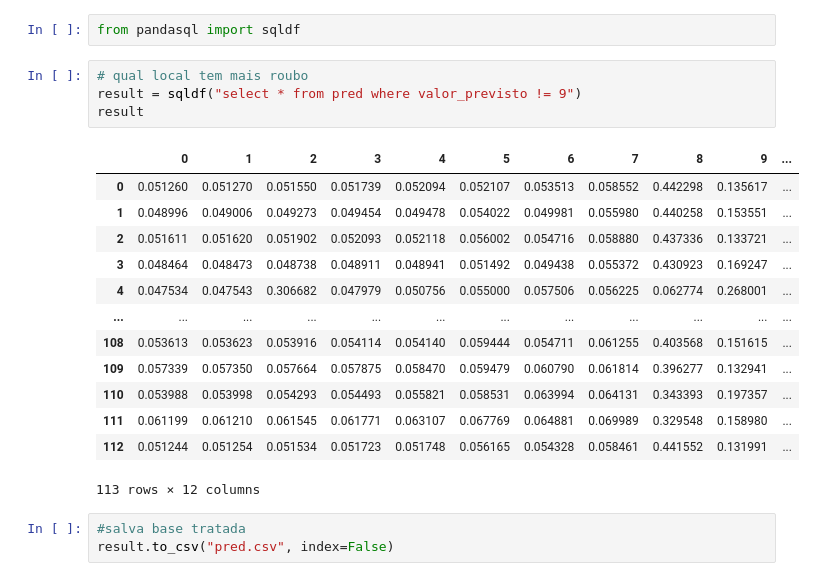
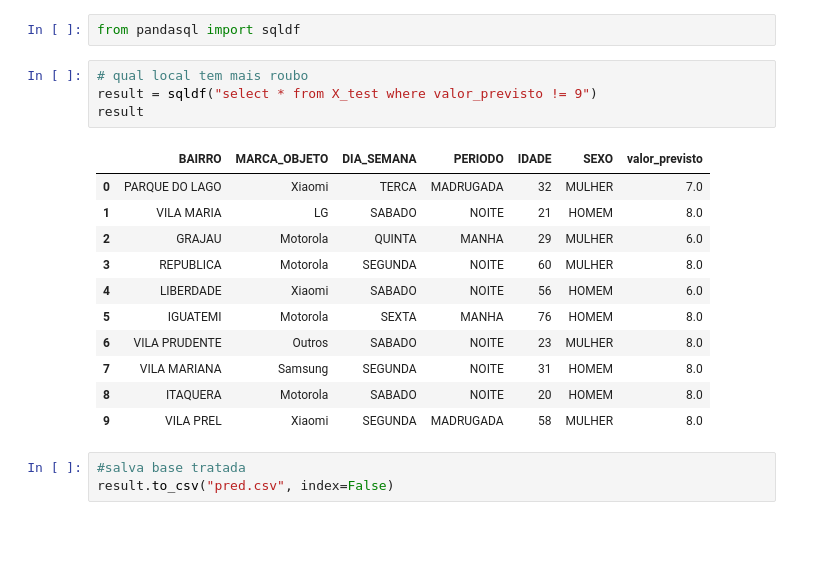
Before and after one commit to markoshlima/robbsntheftsphones, a Jupyter notebook: notebooks/celulares-roubo-furto.ipynb, the cells around one changed output. Drawn from its saved outputs; the diff is of its cells as text; blank space fills up the shorter version.

```diff
--- a/notebooks/celulares-roubo-furto.ipynb
+++ b/notebooks/celulares-roubo-furto.ipynb
@@ -1502,22 +1502,20 @@ pred.to_csv("pred.csv", index=False)
 from pandasql import sqldf
 # %%
 # qual local tem mais roubo
-result = sqldf("select * from pred where valor_previsto != 9")
+result = sqldf("select * from X_test where valor_previsto != 9")
 result
 # %% [output]
-|  | 0 | 1 | 2 | 3 | 4 | 5 | 6 | 7 | 8 | 9 | ... |
-| 0 | 0.051260 | 0.051270 | 0.051550 | 0.051739 | 0.052094 | 0.052107 | 0.053513 | 0.058552 | 0.442298 | 0.135617 | ... |
-| 1 | 0.048996 | 0.049006 | 0.049273 | 0.049454 | 0.049478 | 0.054022 | 0.049981 | 0.055980 | 0.440258 | 0.153551 | ... |
-| 2 | 0.051611 | 0.051620 | 0.051902 | 0.052093 | 0.052118 | 0.056002 | 0.054716 | 0.058880 | 0.437336 | 0.133721 | ... |
-| 3 | 0.048464 | 0.048473 | 0.048738 | 0.048911 | 0.048941 | 0.051492 | 0.049438 | 0.055372 | 0.430923 | 0.169247 | ... |
-| 4 | 0.047534 | 0.047543 | 0.306682 | 0.047979 | 0.050756 | 0.055000 | 0.057506 | 0.056225 | 0.062774 | 0.268001 | ... |
-| ... | ... | ... | ... | ... | ... | ... | ... | ... | ... | ... | ... |
-| 108 | 0.053613 | 0.053623 | 0.053916 | 0.054114 | 0.054140 | 0.059444 | 0.054711 | 0.061255 | 0.403568 | 0.151615 | ... |
-| 109 | 0.057339 | 0.057350 | 0.057664 | 0.057875 | 0.058470 | 0.059479 | 0.060790 | 0.061814 | 0.396277 | 0.132941 | ... |
-| 110 | 0.053988 | 0.053998 | 0.054293 | 0.054493 | 0.055821 | 0.058531 | 0.063994 | 0.064131 | 0.343393 | 0.197357 | ... |
-| 111 | 0.061199 | 0.061210 | 0.061545 | 0.061771 | 0.063107 | 0.067769 | 0.064881 | 0.069989 | 0.329548 | 0.158980 | ... |
-| 112 | 0.051244 | 0.051254 | 0.051534 | 0.051723 | 0.051748 | 0.056165 | 0.054328 | 0.058461 | 0.441552 | 0.131991 | ... |
+|  | BAIRRO | MARCA_OBJETO | DIA_SEMANA | PERIODO | IDADE | SEXO | valor_previsto |
+| 0 | PARQUE DO LAGO | Xiaomi | TERCA | MADRUGADA | 32 | MULHER | 7.0 |
+| 1 | VILA MARIA | LG | SABADO | NOITE | 21 | HOMEM | 8.0 |
+| 2 | GRAJAU | Motorola | QUINTA | MANHA | 29 | MULHER | 6.0 |
+| 3 | REPUBLICA | Motorola | SEGUNDA | NOITE | 60 | MULHER | 8.0 |
+| 4 | LIBERDADE | Xiaomi | SABADO | NOITE | 56 | HOMEM | 6.0 |
+| 5 | IGUATEMI | Motorola | SEXTA | MANHA | 76 | HOMEM | 8.0 |
+| 6 | VILA PRUDENTE | Outros | SABADO | NOITE | 23 | MULHER | 8.0 |
+| 7 | VILA MARIANA | Samsung | SEGUNDA | NOITE | 31 | HOMEM | 8.0 |
+| 8 | ITAQUERA | Motorola | SABADO | NOITE | 20 | HOMEM | 8.0 |
+| 9 | VILA PREL | Xiaomi | SEGUNDA | MADRUGADA | 58 | MULHER | 8.0 |
-113 rows × 12 columns
 # %%
 #salva base tratada
 result.to_csv("pred.csv", index=False)
```
Also changed, not shown: parts of 15 cells of this notebook, 9 other files.
